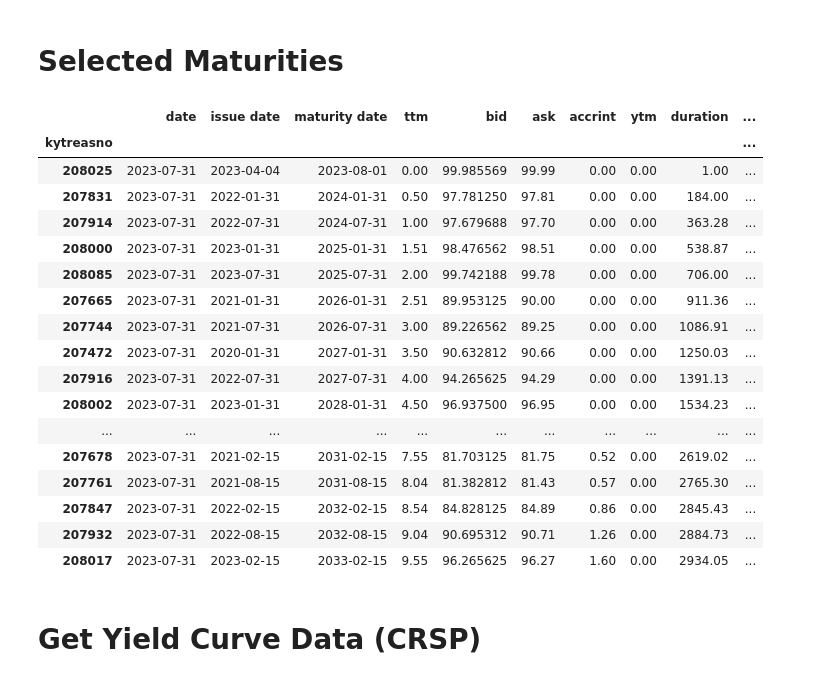
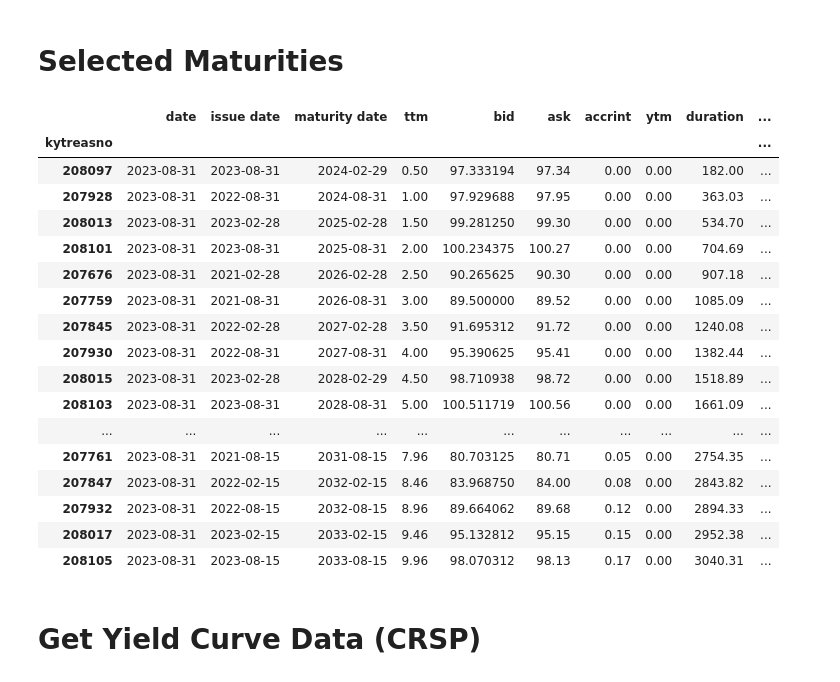
Before and after one commit to MarkHendricks/finm-fixedincome-2024, a Jupyter notebook: build_data/WRDS_Treasuries.ipynb, the cells around one changed output. Drawn from its saved outputs; the diff is of its cells as text; code cells hidden in the pictures.

```diff
--- a/build_data/WRDS_Treasuries.ipynb
+++ b/build_data/WRDS_Treasuries.ipynb
@@ -95,7 +95,7 @@ Approximately 3376081 rows in crsp_m_treasuries.tfz_dly.
 # %% [markdown]
 # Database quote
 # %%
-DATE = '2023-07-31'
+DATE = '2023-08-31'
 SQL_QUERY = f'select * from crsp_m_treasuries.tfz_dly where caldt=\'{DATE}\''
 data_quotes = db.raw_sql(SQL_QUERY)
 data_quotes
@@ -154,8 +154,9 @@ data
 # %%
 df = data.copy()
 df = df[~df['itype'].isin([11,12])]
+df.dropna(subset=['tdduratn'],inplace=True)
 # %%
-PERIODS_GRID = 20
+PERIODS_GRID = 21
 FREQ = '6M'
 # %%
 from pandas.tseries.offsets import DateOffset
@@ -165,8 +166,8 @@ from pandas.tseries.offsets import DateOffset
 
 # Convert DATE and columns in 'data' to datetime
 dateobj = pd.to_datetime(DATE)
-data['tmatdt'] = pd.to_datetime(data['tmatdt'])
-data['tdatdt'] = pd.to_datetime(data['tdatdt'])
+df['tmatdt'] = pd.to_datetime(df['tmatdt'])
+df['tdatdt'] = pd.to_datetime(df['tdatdt'])
 
 # Generate 6-month intervals from DATE
 six_month_intervals = pd.date_range(start=dateobj, periods=PERIODS_GRID, freq=FREQ) # adjust periods as needed
@@ -186,7 +187,7 @@ def find_closest_date(interval, data):
     return None
 
 # Apply the function to each interval
-selected_rows = [find_closest_date(interval, data) for interval in six_month_intervals]
+selected_rows = [find_closest_date(interval, df) for interval in six_month_intervals]
 
 # Remove None values and ensure uniqueness
 selected_rows = [row for row in selected_rows if row is not None]
@@ -202,38 +203,41 @@ data_select['kytreasno'] = data_select['kytreasno'].map('{:.0f}'.format)
 data_select = data_select.set_index('kytreasno')
 # %%
 selected = data_select.rename(columns={'caldt':'date','tdatdt':'issue date','tdtotout':'outstanding','tmatdt':'maturity date','TTM':'ttm','tdbid':'bid','tdask':'ask','tcouprt':'cpn rate','itype':'instrument','tdyld':'ytm','tdaccint':'accrint', 'tdduratn':'duration'})
+
+# eliminate issue 0 years away
+selected = selected[~(selected['duration']<30)]
 
 selected.style.format({
     'ttm':'{:.2f}','tdbid':'{:.2f}',
     'ask':'{:.2f}',
     'accrint':'{:.2f}',
     'ytm':'{:.2f}',
     'duration':'{:.2f}',
     'outstanding':'{:,.0f}',
     'cpn rate':'{:.3f}',
     'instrument':'{:.0f}',
     'issue date': lambda x: x.strftime('%Y-%m-%d') if not pd.isnull(x) else '',
     'maturity date': lambda x: x.strftime('%Y-%m-%d') if not pd.isnull(x) else ''
 })
 # %% [output]
 |  | date | issue date | maturity date | ttm | bid | ask | accrint | ytm | duration | ... |
 | kytreasno |  |  |  |  |  |  |  |  |  | ... |
-| 208025 | 2023-07-31 | 2023-04-04 | 2023-08-01 | 0.00 | 99.985569 | 99.99 | 0.00 | 0.00 | 1.00 | ... |
-| 207831 | 2023-07-31 | 2022-01-31 | 2024-01-31 | 0.50 | 97.781250 | 97.81 | 0.00 | 0.00 | 184.00 | ... |
-| 207914 | 2023-07-31 | 2022-07-31 | 2024-07-31 | 1.00 | 97.679688 | 97.70 | 0.00 | 0.00 | 363.28 | ... |
-| 208000 | 2023-07-31 | 2023-01-31 | 2025-01-31 | 1.51 | 98.476562 | 98.51 | 0.00 | 0.00 | 538.87 | ... |
-| 208085 | 2023-07-31 | 2023-07-31 | 2025-07-31 | 2.00 | 99.742188 | 99.78 | 0.00 | 0.00 | 706.00 | ... |
-| 207665 | 2023-07-31 | 2021-01-31 | 2026-01-31 | 2.51 | 89.953125 | 90.00 | 0.00 | 0.00 | 911.36 | ... |
-| 207744 | 2023-07-31 | 2021-07-31 | 2026-07-31 | 3.00 | 89.226562 | 89.25 | 0.00 | 0.00 | 1086.91 | ... |
-| 207472 | 2023-07-31 | 2020-01-31 | 2027-01-31 | 3.50 | 90.632812 | 90.66 | 0.00 | 0.00 | 1250.03 | ... |
-| 207916 | 2023-07-31 | 2022-07-31 | 2027-07-31 | 4.00 | 94.265625 | 94.29 | 0.00 | 0.00 | 1391.13 | ... |
-| 208002 | 2023-07-31 | 2023-01-31 | 2028-01-31 | 4.50 | 96.937500 | 96.95 | 0.00 | 0.00 | 1534.23 | ... |
+| 208097 | 2023-08-31 | 2023-08-31 | 2024-02-29 | 0.50 | 97.333194 | 97.34 | 0.00 | 0.00 | 182.00 | ... |
+| 207928 | 2023-08-31 | 2022-08-31 | 2024-08-31 | 1.00 | 97.929688 | 97.95 | 0.00 | 0.00 | 363.03 | ... |
+| 208013 | 2023-08-31 | 2023-02-28 | 2025-02-28 | 1.50 | 99.281250 | 99.30 | 0.00 | 0.00 | 534.70 | ... |
+| 208101 | 2023-08-31 | 2023-08-31 | 2025-08-31 | 2.00 | 100.234375 | 100.27 | 0.00 | 0.00 | 704.69 | ... |
+| 207676 | 2023-08-31 | 2021-02-28 | 2026-02-28 | 2.50 | 90.265625 | 90.30 | 0.00 | 0.00 | 907.18 | ... |
+| 207759 | 2023-08-31 | 2021-08-31 | 2026-08-31 | 3.00 | 89.500000 | 89.52 | 0.00 | 0.00 | 1085.09 | ... |
+| 207845 | 2023-08-31 | 2022-02-28 | 2027-02-28 | 3.50 | 91.695312 | 91.72 | 0.00 | 0.00 | 1240.08 | ... |
+| 207930 | 2023-08-31 | 2022-08-31 | 2027-08-31 | 4.00 | 95.390625 | 95.41 | 0.00 | 0.00 | 1382.44 | ... |
+| 208015 | 2023-08-31 | 2023-02-28 | 2028-02-29 | 4.50 | 98.710938 | 98.72 | 0.00 | 0.00 | 1518.89 | ... |
+| 208103 | 2023-08-31 | 2023-08-31 | 2028-08-31 | 5.00 | 100.511719 | 100.56 | 0.00 | 0.00 | 1661.09 | ... |
 | ... | ... | ... | ... | ... | ... | ... | ... | ... | ... | ... |
-| 207678 | 2023-07-31 | 2021-02-15 | 2031-02-15 | 7.55 | 81.703125 | 81.75 | 0.52 | 0.00 | 2619.02 | ... |
-| 207761 | 2023-07-31 | 2021-08-15 | 2031-08-15 | 8.04 | 81.382812 | 81.43 | 0.57 | 0.00 | 2765.30 | ... |
-| 207847 | 2023-07-31 | 2022-02-15 | 2032-02-15 | 8.54 | 84.828125 | 84.89 | 0.86 | 0.00 | 2845.43 | ... |
-| 207932 | 2023-07-31 | 2022-08-15 | 2032-08-15 | 9.04 | 90.695312 | 90.71 | 1.26 | 0.00 | 2884.73 | ... |
-| 208017 | 2023-07-31 | 2023-02-15 | 2033-02-15 | 9.55 | 96.265625 | 96.27 | 1.60 | 0.00 | 2934.05 | ... |
+| 207761 | 2023-08-31 | 2021-08-15 | 2031-08-15 | 7.96 | 80.703125 | 80.71 | 0.05 | 0.00 | 2754.35 | ... |
+| 207847 | 2023-08-31 | 2022-02-15 | 2032-02-15 | 8.46 | 83.968750 | 84.00 | 0.08 | 0.00 | 2843.82 | ... |
+| 207932 | 2023-08-31 | 2022-08-15 | 2032-08-15 | 8.96 | 89.664062 | 89.68 | 0.12 | 0.00 | 2894.33 | ... |
+| 208017 | 2023-08-31 | 2023-02-15 | 2033-02-15 | 9.46 | 95.132812 | 95.15 | 0.15 | 0.00 | 2952.38 | ... |
+| 208105 | 2023-08-31 | 2023-08-15 | 2033-08-15 | 9.96 | 98.070312 | 98.13 | 0.17 | 0.00 | 3040.31 | ... |
 # %%
 # with pd.option_context('display.max_rows',None):
 #     display(data_select.sort_values('tdatdt')[['kytreasno','tmatdt','tdatdt','tcouprt']])
```
Also changed, not shown: parts of 4 cells of this notebook, 3 other files.
